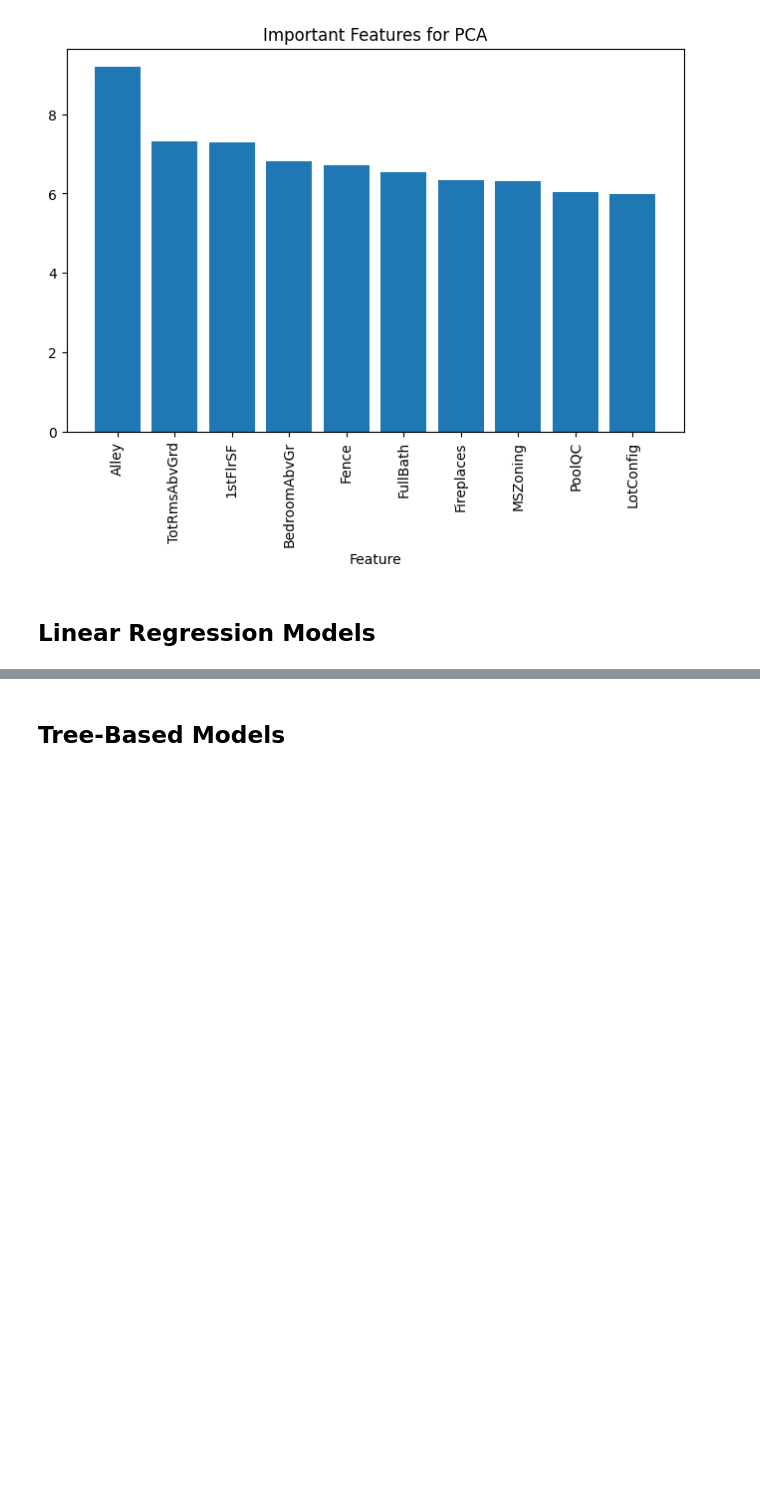
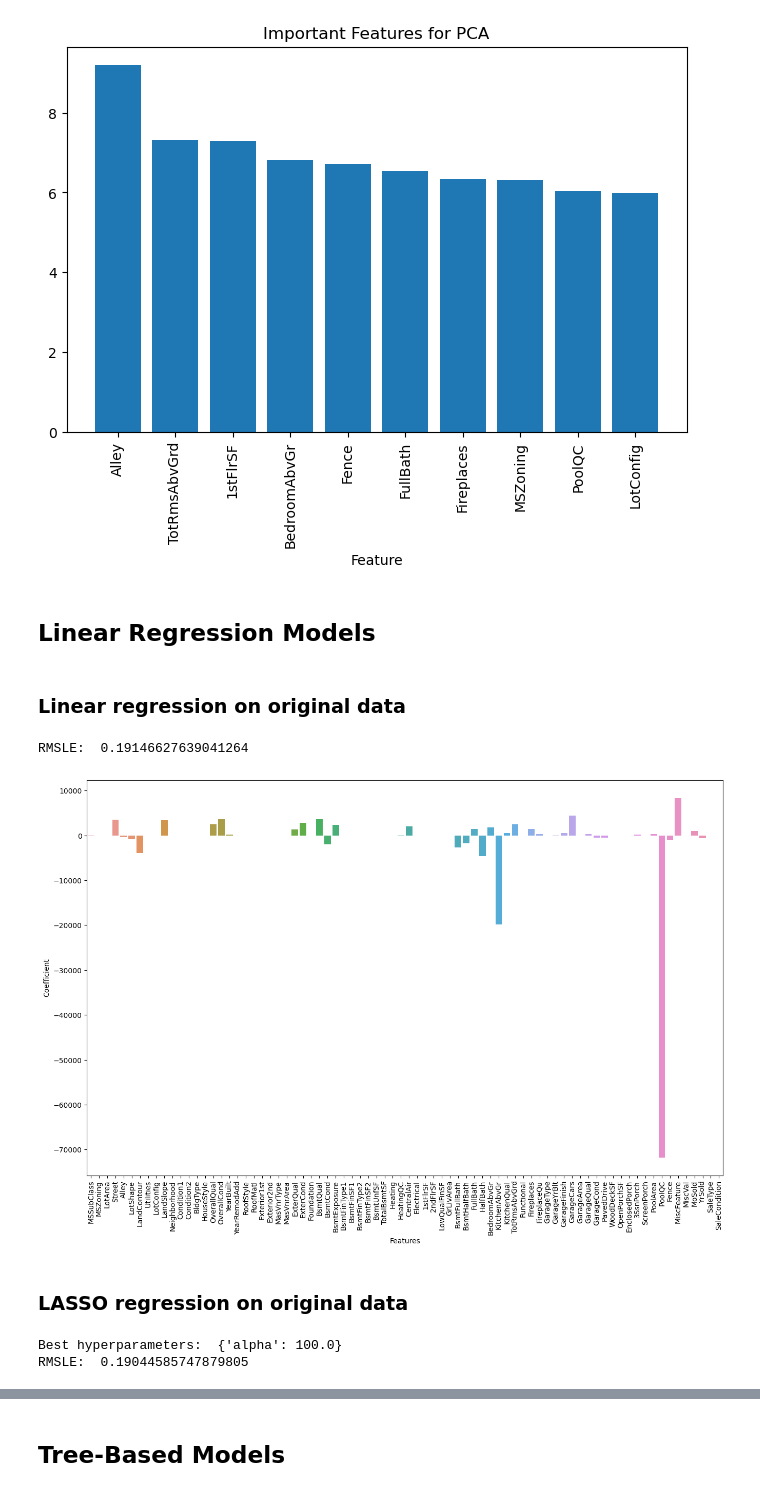
Before and after one commit to ss16318/AML_Group_3, a Jupyter notebook: ProjectDeliverable3/FinalCodeSubmission.ipynb, the cells around one changed output, grey strips where cells are left out. Drawn from its saved outputs; the diff is of its cells as text; code cells hidden in the pictures; blank space fills up the shorter version.

```diff
--- a/ProjectDeliverable3/FinalCodeSubmission.ipynb
+++ b/ProjectDeliverable3/FinalCodeSubmission.ipynb
@@ -275,5 +277,41 @@ plt.show()
 [figure]
 # %% [markdown]
 ## Linear Regression Models
+# %% [markdown]
+### Linear regression on original data
 # %%
-# Penny's code
+linear = LinearRegression()
+linear.fit(X_train, y_train)
+
+print("RMSLE: ", np.sqrt(mean_squared_log_error(y_test, linear.predict(X_test))))
+# %% [output]
+RMSLE:  0.19146627639041264
+# %%
+# plot feature importance
+fig = plt.figure(figsize=(16,10))
+linear_coefs = linear.coef_
+names = df_x.columns.to_list()
+ax = sns.barplot(x=names, y=linear_coefs)
+plt.xticks(rotation=90)
+plt.xlabel("Features")
+plt.ylabel("Coefficient")
+plt.show()
+# %% [output]
+[figure, added]
+# %% [markdown]
+### LASSO regression on original data
+# %%
+lasso = Lasso(random_state=0)
+lasso_alpha = {'alpha': np.logspace(-5, 2, 20)}
+grid_search_lasso = GridSearchCV(lasso, lasso_alpha)
+grid_search_lasso.fit(X_val, y_val)
+
+print("Best hyperparameters: ", grid_search_lasso.best_params_)
+
+best_lasso = Lasso(alpha=grid_search_lasso.best_params_['alpha'], random_state=0)
+best_lasso.fit(X_train, y_train)
+
+print("RMSLE: ", np.sqrt(mean_squared_log_error(y_test, best_lasso.predict(X_test))))
+# %% [output]
+Best hyperparameters:  {'alpha': 100.0}
+RMSLE:  0.19044585747879805
```
Also changed, not shown: parts of 11 cells of this notebook.
